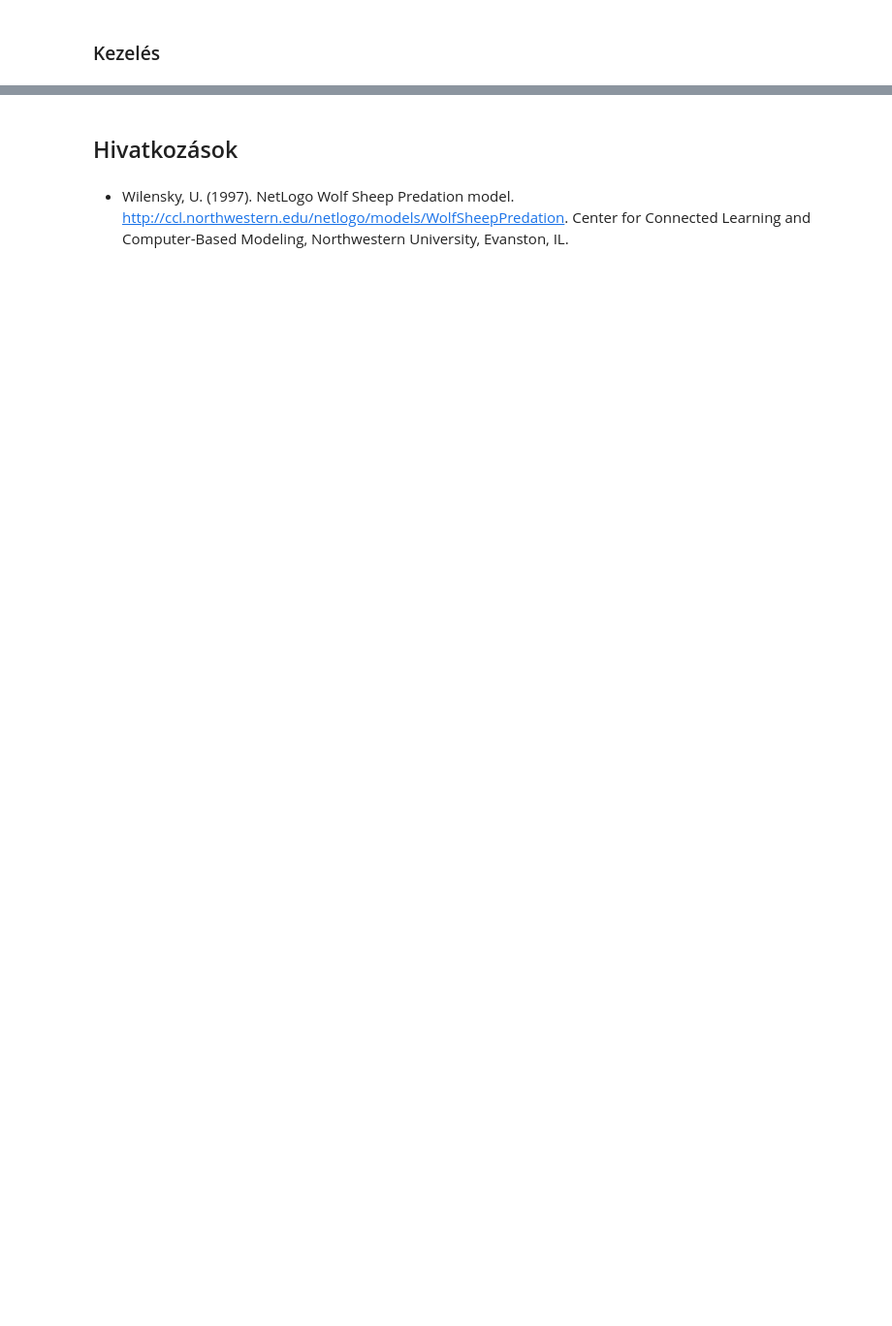
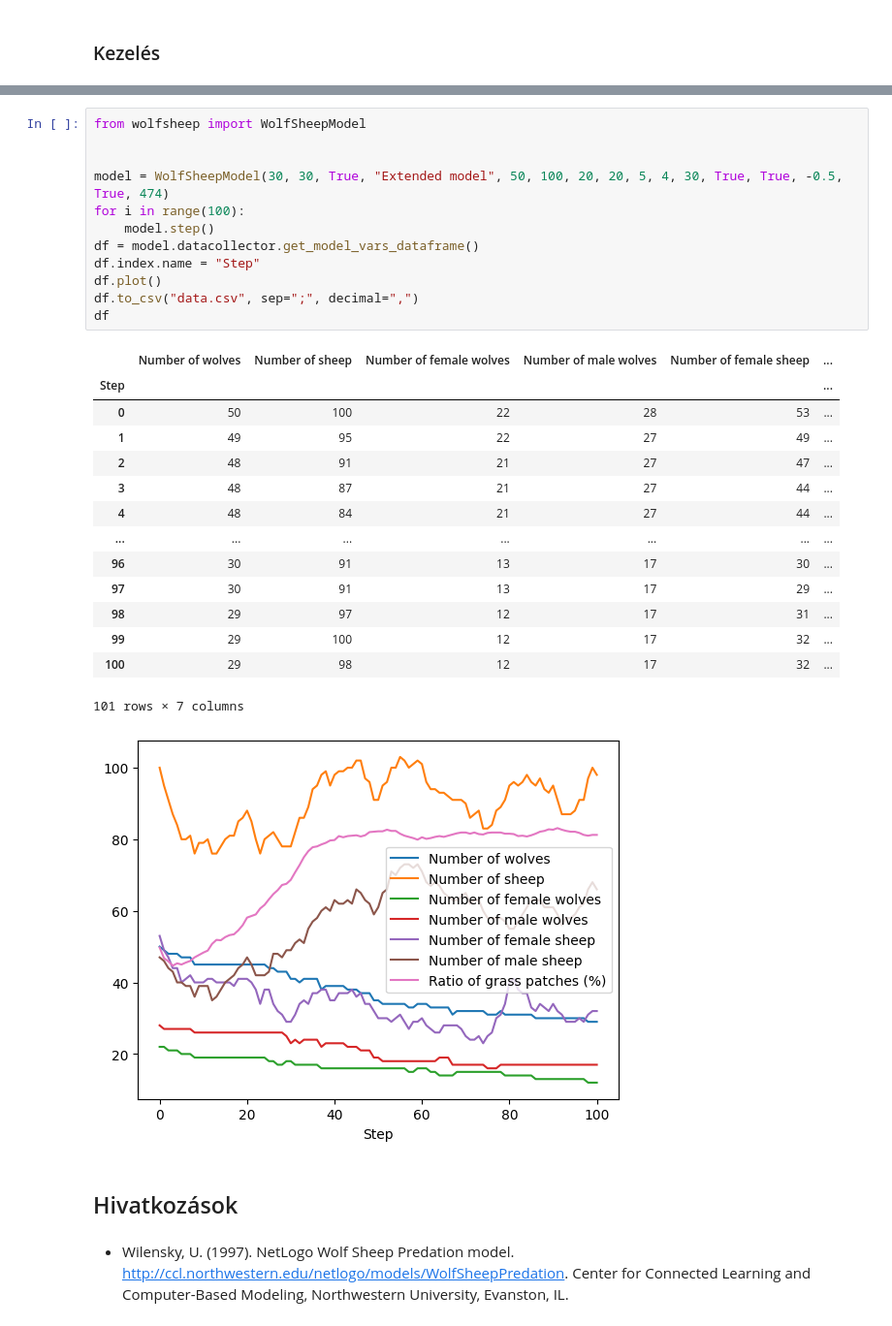
Before and after one commit to kikeprime/wolfsheep, a Jupyter notebook: wolfsheep.ipynb, the cells around one changed output, grey strips where cells are left out. Shown at 97% size. Drawn from its saved outputs; the diff is of its cells as text; blank space fills up the shorter version.

```diff
--- a/wolfsheep.ipynb
+++ b/wolfsheep.ipynb
@@ -88,3 +92,31 @@ Sajnálatos módon, Linux rendszer alatt ajánlott a futtatás, mert valamilyen
+# %%
+from wolfsheep import WolfSheepModel
+
+
+model = WolfSheepModel(30, 30, True, "Extended model", 50, 100, 20, 20, 5, 4, 30, True, True, -0.5, True, 474)
+for i in range(100):
+    model.step()
+df = model.datacollector.get_model_vars_dataframe()
+df.index.name = "Step"
+df.plot()
+df.to_csv("data.csv", sep=";", decimal=",")
+df
+# %% [output]
+|  | Number of wolves | Number of sheep | Number of female wolves | Number of male wolves | Number of female sheep | ... |
+| Step |  |  |  |  |  | ... |
+| 0 | 50 | 100 | 22 | 28 | 53 | ... |
+| 1 | 49 | 95 | 22 | 27 | 49 | ... |
+| 2 | 48 | 91 | 21 | 27 | 47 | ... |
+| 3 | 48 | 87 | 21 | 27 | 44 | ... |
+| 4 | 48 | 84 | 21 | 27 | 44 | ... |
+| ... | ... | ... | ... | ... | ... | ... |
+| 96 | 30 | 91 | 13 | 17 | 30 | ... |
+| 97 | 30 | 91 | 13 | 17 | 29 | ... |
+| 98 | 29 | 97 | 12 | 17 | 31 | ... |
+| 99 | 29 | 100 | 12 | 17 | 32 | ... |
+| 100 | 29 | 98 | 12 | 17 | 32 | ... |
+101 rows × 7 columns
+[figure, added]
 # %% [markdown]
 ## Hivatkozások
 # %% [markdown]
```
Also changed, not shown: parts of 4 cells of this notebook.
